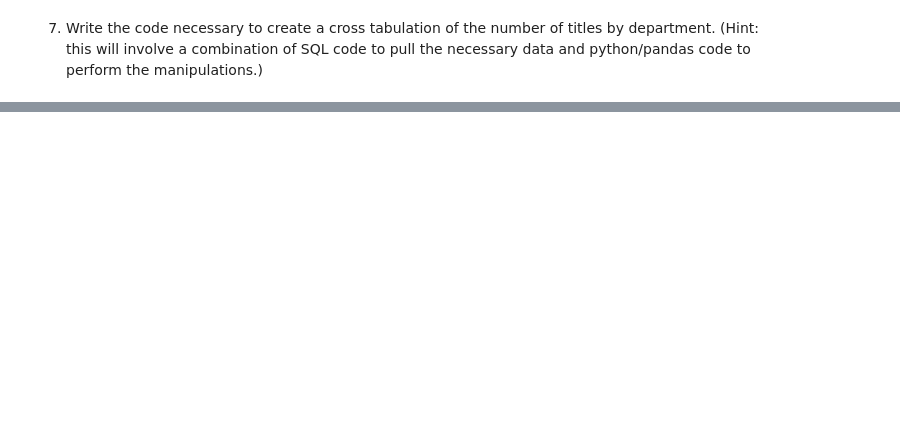
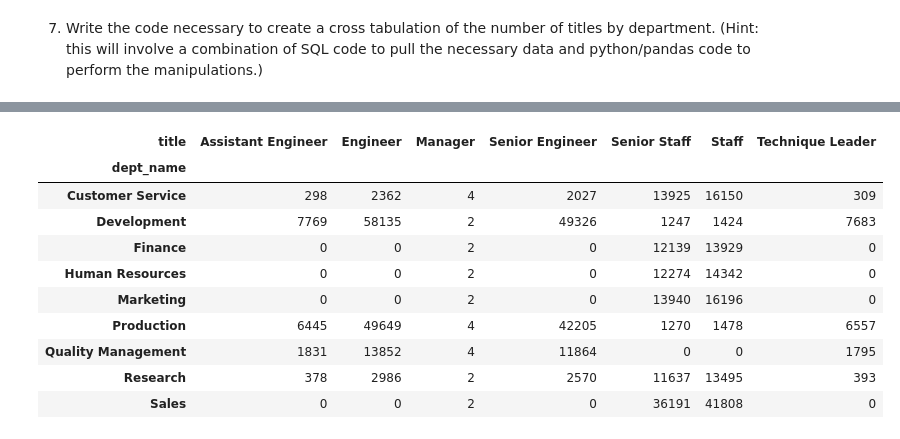
Before and after one commit to Marc-Aradillas/numpy-pandas-visualization-exercises, a Jupyter notebook: advanced_dataframes.ipynb, the cells around one changed output, grey strips where cells are left out. Saved outputs shown, nothing was run; the diff lists cells and outputs as text; code cells hidden in the pictures; blank space fills up the shorter version.

```diff
--- a/advanced_dataframes.ipynb
+++ b/advanced_dataframes.ipynb
@@ -597,2 +703,14 @@ Name: item_price, dtype: object
 # %% [markdown]
 7. Write the code necessary to create a cross tabulation of the number of titles by department. (Hint: this will involve a combination of SQL code to pull the necessary data and python/pandas code to perform the manipulations.)
+# %%
+# query to join three tables for corsstabulation problem
+dept_title_query = text('''
+                        SELECT t.emp_no, t.title, t.from_date,t.to_date, d.dept_name
+                        FROM departments AS d
+                        JOIN dept_emp AS de USING(dept_no)
+                        JOIN titles AS t USING(emp_no);''')
+# %%
+# read in the dept titles db to use for cros tabulations
+dept_titles = pd.read_sql(dept_title_query, engine.connect())
+# checked for a df to generate
+dept_titles
@@ -598,0 +731,19 @@ Name: item_price, dtype: object
+# %%
+# assigned a new variable name and used the crosstab method on to the two df and specific columns.
+all_titles_crosstab = pd.crosstab(
+    dept_titles.dept_name, dept_titles.title)
+# %%
+# checked to see if cross tabulation took effect
+all_titles_crosstab
+# %% [output]
+| title | Assistant Engineer | Engineer | Manager | Senior Engineer | Senior Staff | Staff | Technique Leader |
+| dept_name |  |  |  |  |  |  |  |
+| Customer Service | 298 | 2362 | 4 | 2027 | 13925 | 16150 | 309 |
+| Development | 7769 | 58135 | 2 | 49326 | 1247 | 1424 | 7683 |
+| Finance | 0 | 0 | 2 | 0 | 12139 | 13929 | 0 |
+| Human Resources | 0 | 0 | 2 | 0 | 12274 | 14342 | 0 |
+| Marketing | 0 | 0 | 2 | 0 | 13940 | 16196 | 0 |
+| Production | 6445 | 49649 | 4 | 42205 | 1270 | 1478 | 6557 |
+| Quality Management | 1831 | 13852 | 4 | 11864 | 0 | 0 | 1795 |
+| Research | 378 | 2986 | 2 | 2570 | 11637 | 13495 | 393 |
+| Sales | 0 | 0 | 2 | 0 | 36191 | 41808 | 0 |
```
Also changed, not shown: parts of 14 cells of this notebook, 1 other file.
